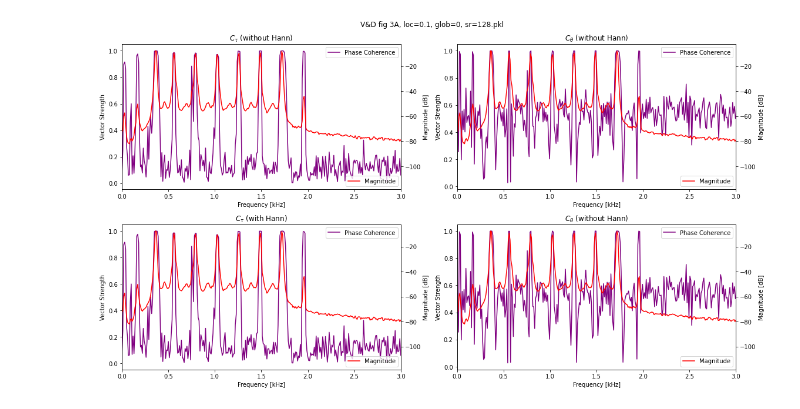
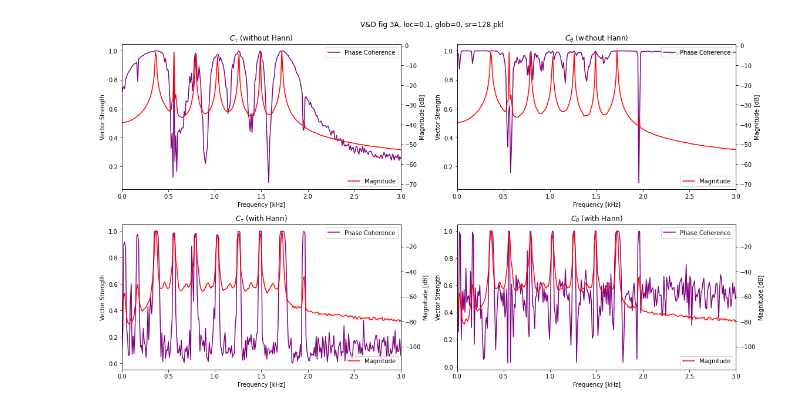
Before and after one commit to seththepeacock/vodscillators, a Jupyter notebook: deniz_SI_figs.ipynb, the cells around one changed output. Cells and saved outputs as stored; diff of their text form; code cells hidden in the pictures.

```diff
--- a/deniz_SI_figs.ipynb
+++ b/deniz_SI_figs.ipynb
@@ -34,12 +34,11 @@ ymax=None
 # ymax=8
 #t_win = win_size / sample_rate
 t_win = 0.1
-hann = True
 t_shift = t_win  #set this to half the window size #it used to be 0.1
 khz=True
 db = True
 # %%
-def temp_plot(wf, ax):
+def temp_plot(wf, ax, hann):
     # get wfft so we don't have to do it twice below
     d = get_wfft(wf=wf, sr=sr, t_win=t_win, t_shift=t_shift, hann=hann)
     wfft = d["wfft"]
@@ -105,36 +104,36 @@ fig.suptitle(str((filename)))
 
 
 
 ref_type = "next_win"
-temp_plot(wf, axes[0])
+temp_plot(wf, axes[0], hann=False)
 axes[0].set_title(r"$C_{\tau}$ (without Hann)")
 
 
 ref_type="next_freq"
-temp_plot(wf, axes[1])
+temp_plot(wf, axes[1], hann=False)
 axes[1].set_title(r"$C_{\theta}$ (without Hann)")
 
 
 ref_type = "next_win"
-temp_plot(wf, axes[2])
+temp_plot(wf, axes[2], hann=True)
 axes[2].set_title(r"$C_{\tau}$ (with Hann)")
 
 
 ref_type="next_freq"
-temp_plot(wf, axes[3])
-axes[3].set_title(r"$C_{\theta}$ (without Hann)")
+temp_plot(wf, axes[3], hann=True)
+axes[3].set_title(r"$C_{\theta}$ (with Hann)")
 
 
 dpi=300
 reso=[16, 9]
 bbox="tight"
 plt.gcf().set_size_inches(reso) # set figure's size manually to your full screen (32x18)
 plt.tight_layout()
 
 
 
 save_name = str("Hann comparison " + str(filename) + ".jpg")
 plt.savefig(save_name, dpi=dpi, bbox_inches=bbox, format="jpeg")
 plt.show()
 # %% [output]
-[figure, old version]
+[figure, new version]
```
